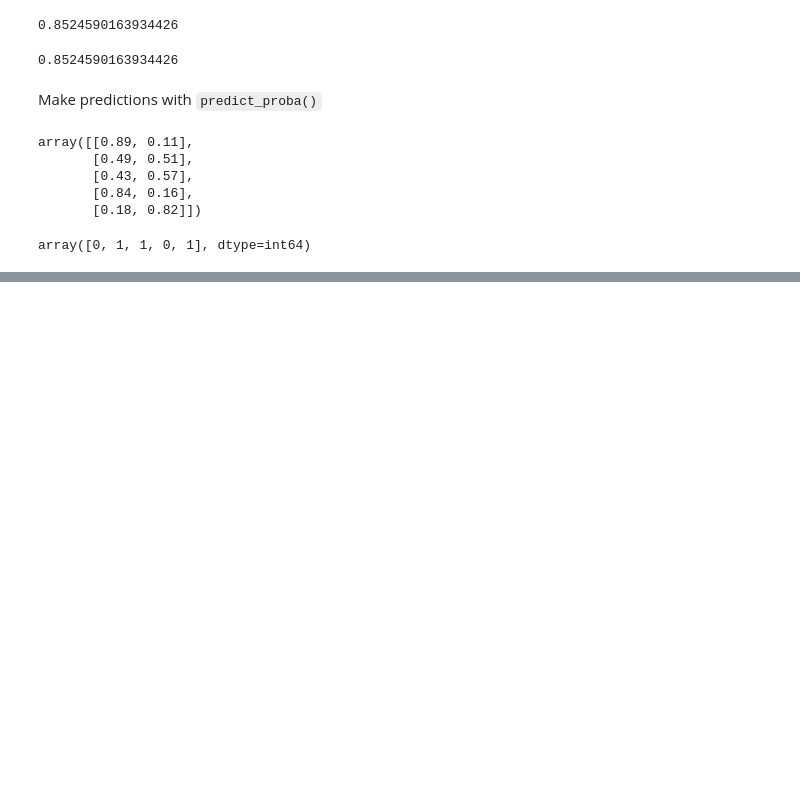
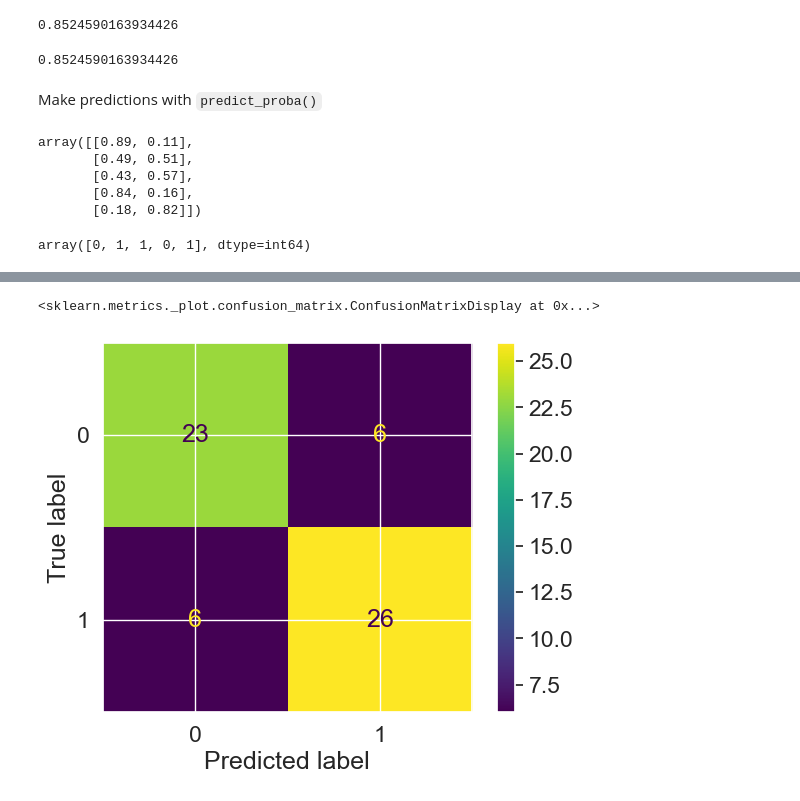
Before and after one commit to aakarsh-2004/data_science, a Jupyter notebook: Scikit-learn/Basics/scikit-learn-basics.ipynb, the cells around one changed output, grey strips where cells are left out. Drawn from its saved outputs; the diff is of its cells as text; code cells hidden in the pictures; blank space fills up the shorter version.

```diff
--- a/Scikit-learn/Basics/scikit-learn-basics.ipynb
+++ b/Scikit-learn/Basics/scikit-learn-basics.ipynb
@@ -860,0 +1188,6 @@ array([0, 1, 1, 0, 1], dtype=int64)
+# %%
+# Second method
+ConfusionMatrixDisplay.from_predictions(y_test, y_preds)
+# %% [output]
+<sklearn.metrics._plot.confusion_matrix.ConfusionMatrixDisplay at 0x...>
+[figure, added]
```
Also changed, not shown: parts of 49 cells of this notebook, 1 other file.
